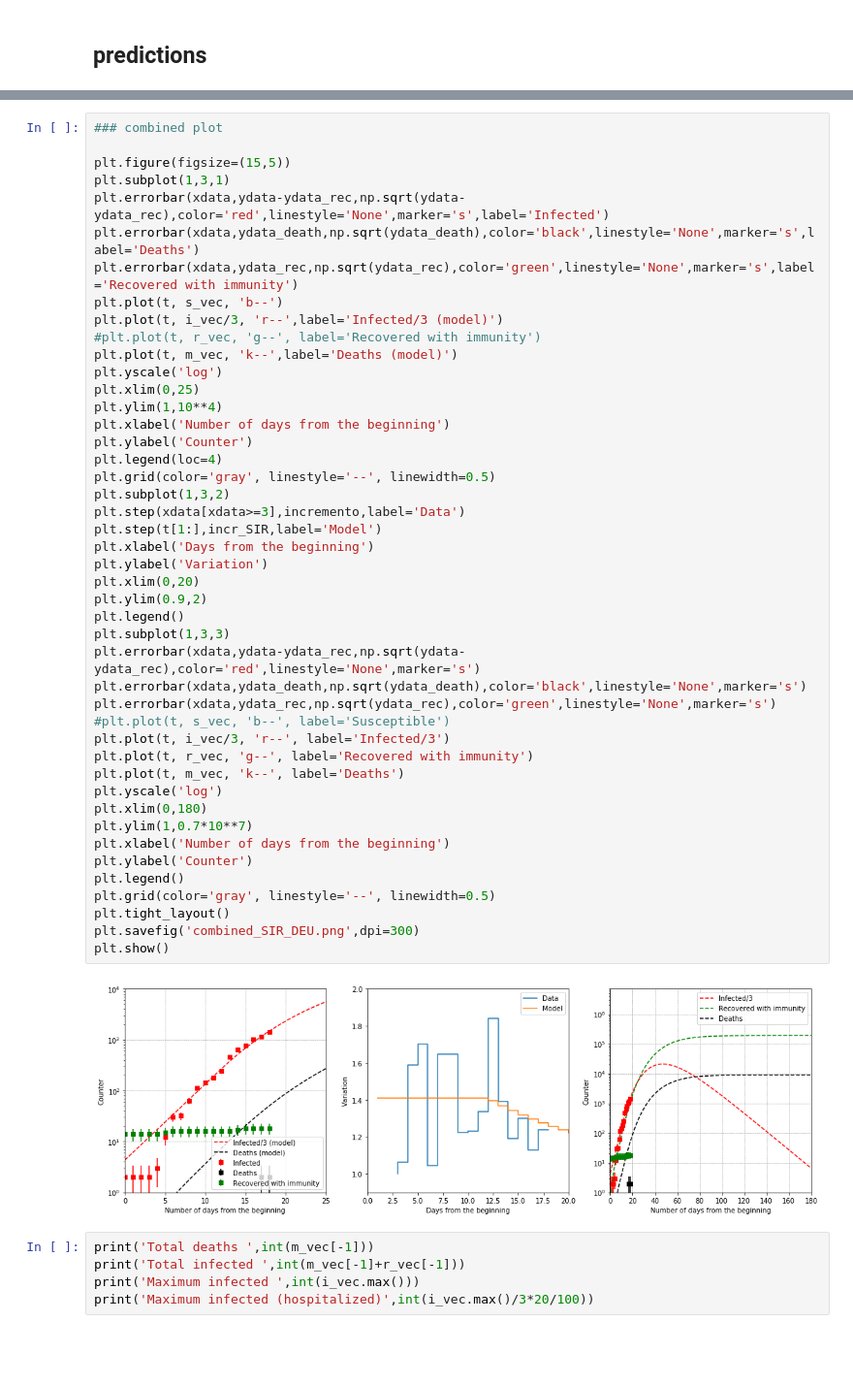
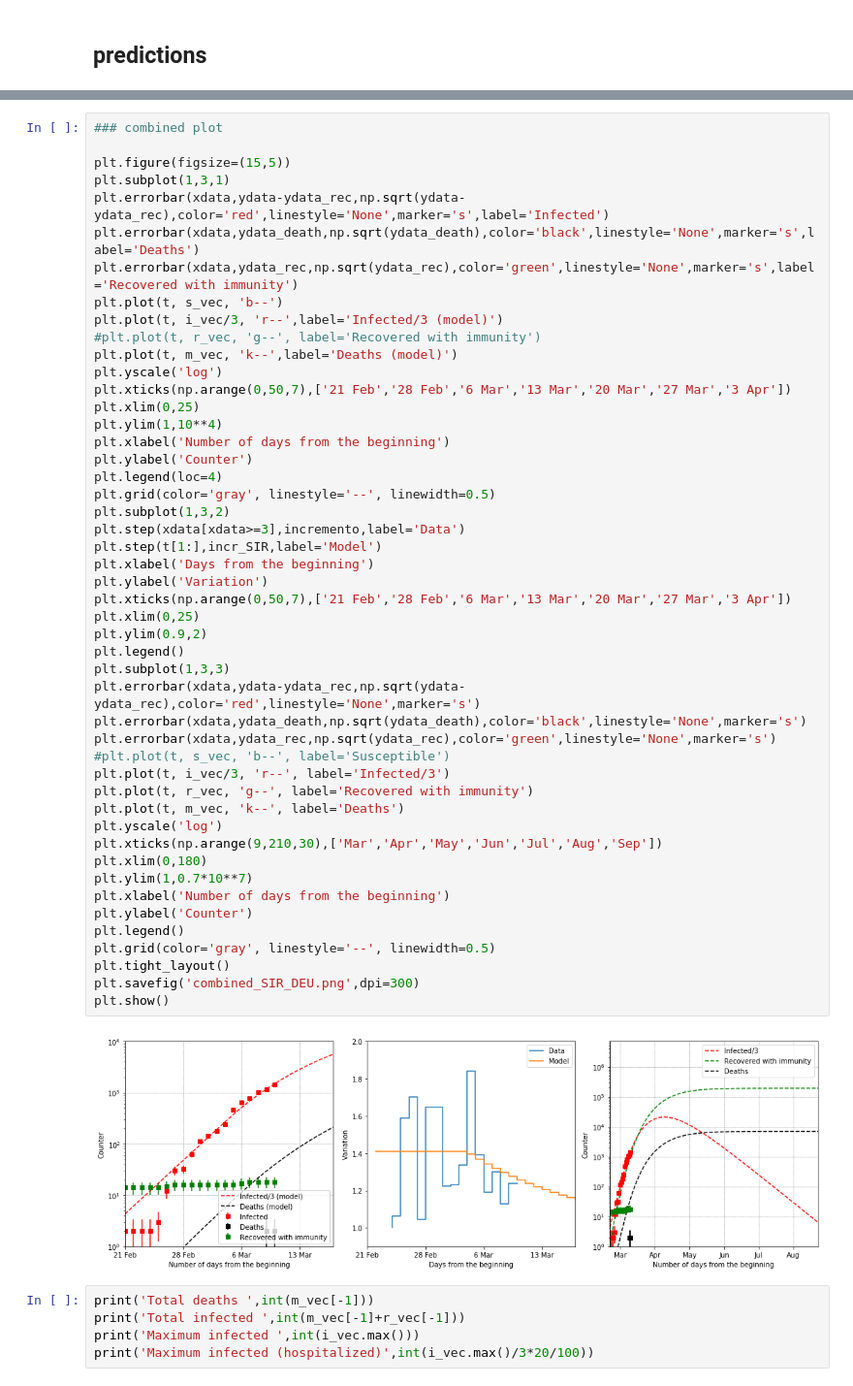
Before and after one commit to apalladi/datascienceprojects, a Jupyter notebook: covid19/SIR-v2-DEU.ipynb, the cells around one changed output, grey strips where cells are left out. Shown at 97% size. Drawn from its saved outputs; the diff is of its cells as text; blank space fills up the shorter version.

```diff
--- a/covid19/SIR-v2-DEU.ipynb
+++ b/covid19/SIR-v2-DEU.ipynb
@@ -179,40 +179,43 @@ plt.plot(t, i_vec/3, 'r--',label='Infected/3 (model)')
 #plt.plot(t, r_vec, 'g--', label='Recovered with immunity')
 plt.plot(t, m_vec, 'k--',label='Deaths (model)')
 plt.yscale('log')
+plt.xticks(np.arange(0,50,7),['21 Feb','28 Feb','6 Mar','13 Mar','20 Mar','27 Mar','3 Apr'])
 plt.xlim(0,25)
 plt.ylim(1,10**4)
 plt.xlabel('Number of days from the beginning')
 plt.ylabel('Counter')
 plt.legend(loc=4)
 plt.grid(color='gray', linestyle='--', linewidth=0.5)
 plt.subplot(1,3,2)
 plt.step(xdata[xdata>=3],incremento,label='Data')
 plt.step(t[1:],incr_SIR,label='Model')
 plt.xlabel('Days from the beginning')
 plt.ylabel('Variation')
-plt.xlim(0,20)
+plt.xticks(np.arange(0,50,7),['21 Feb','28 Feb','6 Mar','13 Mar','20 Mar','27 Mar','3 Apr'])
+plt.xlim(0,25)
 plt.ylim(0.9,2)
 plt.legend()
 plt.subplot(1,3,3)
 plt.errorbar(xdata,ydata-ydata_rec,np.sqrt(ydata-ydata_rec),color='red',linestyle='None',marker='s')
 plt.errorbar(xdata,ydata_death,np.sqrt(ydata_death),color='black',linestyle='None',marker='s')
 plt.errorbar(xdata,ydata_rec,np.sqrt(ydata_rec),color='green',linestyle='None',marker='s')
 #plt.plot(t, s_vec, 'b--', label='Susceptible')
 plt.plot(t, i_vec/3, 'r--', label='Infected/3')
 plt.plot(t, r_vec, 'g--', label='Recovered with immunity')
 plt.plot(t, m_vec, 'k--', label='Deaths')
 plt.yscale('log')
+plt.xticks(np.arange(9,210,30),['Mar','Apr','May','Jun','Jul','Aug','Sep'])
 plt.xlim(0,180)
 plt.ylim(1,0.7*10**7)
 plt.xlabel('Number of days from the beginning')
 plt.ylabel('Counter')
 plt.legend()
 plt.grid(color='gray', linestyle='--', linewidth=0.5)
 plt.tight_layout()
 plt.savefig('combined_SIR_DEU.png',dpi=300)
 plt.show()
 # %% [output]
-[figure, old version]
+[figure, new version]
 # %%
 print('Total deaths ',int(m_vec[-1]))
 print('Total infected ',int(m_vec[-1]+r_vec[-1]))
```
Also changed, not shown: parts of 1 cell of this notebook, 5 other files.
